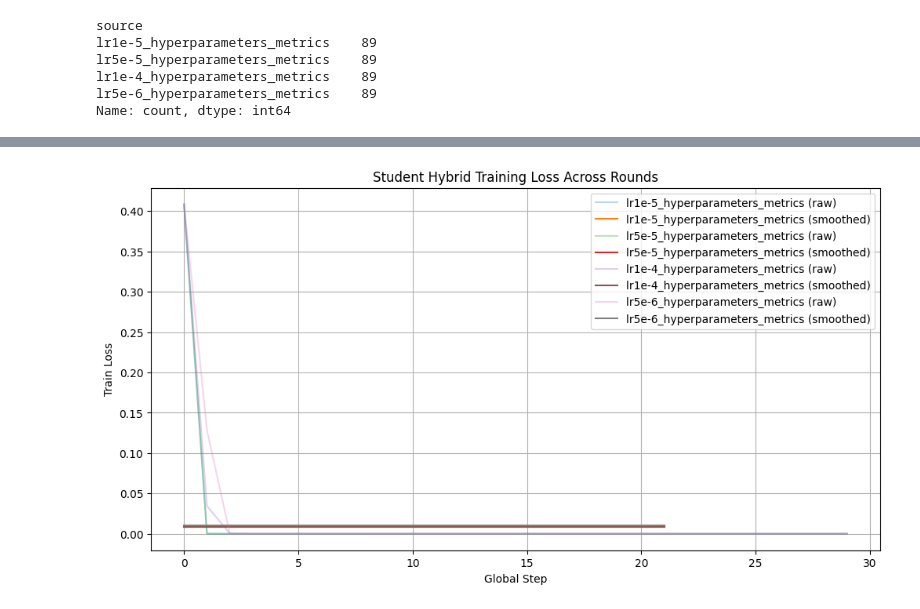
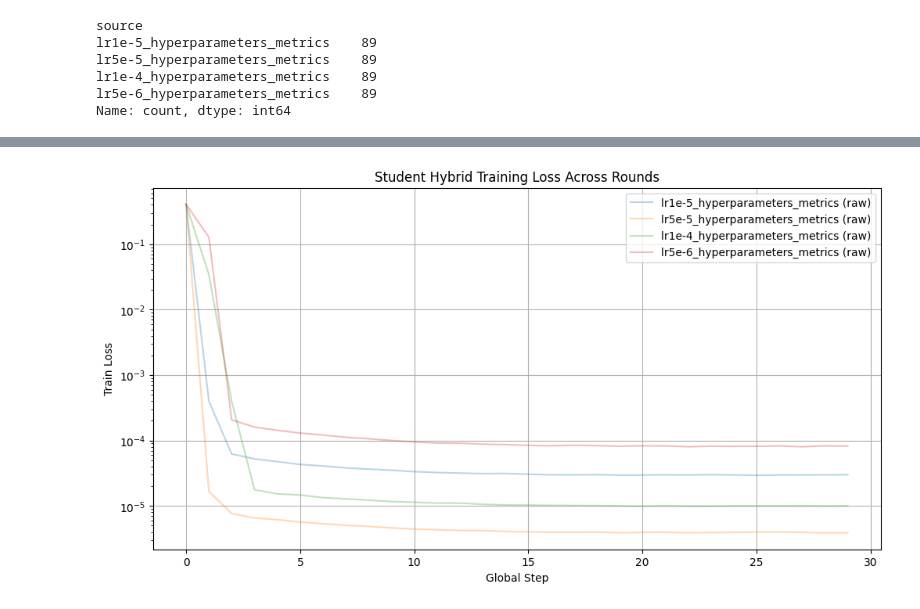
Before and after one commit to r-three/SLMensembles, a Jupyter notebook: SLM_ensembles.ipynb, the cells around one changed output, grey strips where cells are left out. Drawn from its saved outputs; the diff is of its cells as text; code cells hidden in the pictures.

```diff
--- a/SLM_ensembles.ipynb
+++ b/SLM_ensembles.ipynb
@@ -114,7 +114,7 @@ if not side_by_side:
         smoothed = scipy.signal.fftconvolve(loss, kernel, mode="valid")
 
         plt.plot(range(len(loss)), loss, alpha=0.3, label=f"{name} (raw)")
-        plt.plot(range(len(smoothed)), smoothed, label=f"{name} (smoothed)")
+        # plt.plot(range(len(smoothed)), smoothed, label=f"{name} (smoothed)")
 
 
     plt.title("Student Hybrid Training Loss Across Rounds")
@@ -122,6 +122,7 @@ if not side_by_side:
     plt.ylabel("Train Loss")
     plt.legend()
     plt.grid(True)
+    plt.yscale("log")
     plt.show()
 else:
     num_files = len(dfs)
@@ -135,35 +136,35 @@ else:
         ax = axes[row][col]
 
         student_train_df = df[
             (df["role"] == "student") &
             (df["phase"] == "train") &
             (df["function"] == "compute_loss")
         ]
 
         loss = student_train_df["train_loss"].to_numpy()
         if len(loss) < filter_size:
             ax.set_title(f"{name} (too short)")
             ax.axis("off")
             continue
 
         smoothed = scipy.signal.fftconvolve(loss, kernel, mode="valid")
 
         ax.plot(range(len(loss)), loss, alpha=0.3, label="Raw")
-        ax.plot(range(len(smoothed)), smoothed, label="Smoothed")
+        # ax.plot(range(len(smoothed)), smoothed, label="Smoothed")
         ax.set_title(f"Training Loss: {name}")
         ax.set_xlabel("Global Step")
         ax.set_ylabel("Train Loss")
         ax.legend()
 
     # Hide any unused subplots
     for i in range(idx + 1, rows * cols):
         row, col = divmod(i, cols)
         axes[row][col].axis("off")
 
     plt.tight_layout()
     plt.show()
 # %% [output]
-[figure, old version]
+[figure, new version]
 # %%
 # Student train loss (kl) over rounds
 filter_size = 51
```
Also changed, not shown: parts of 2 cells of this notebook, 3 other files.
